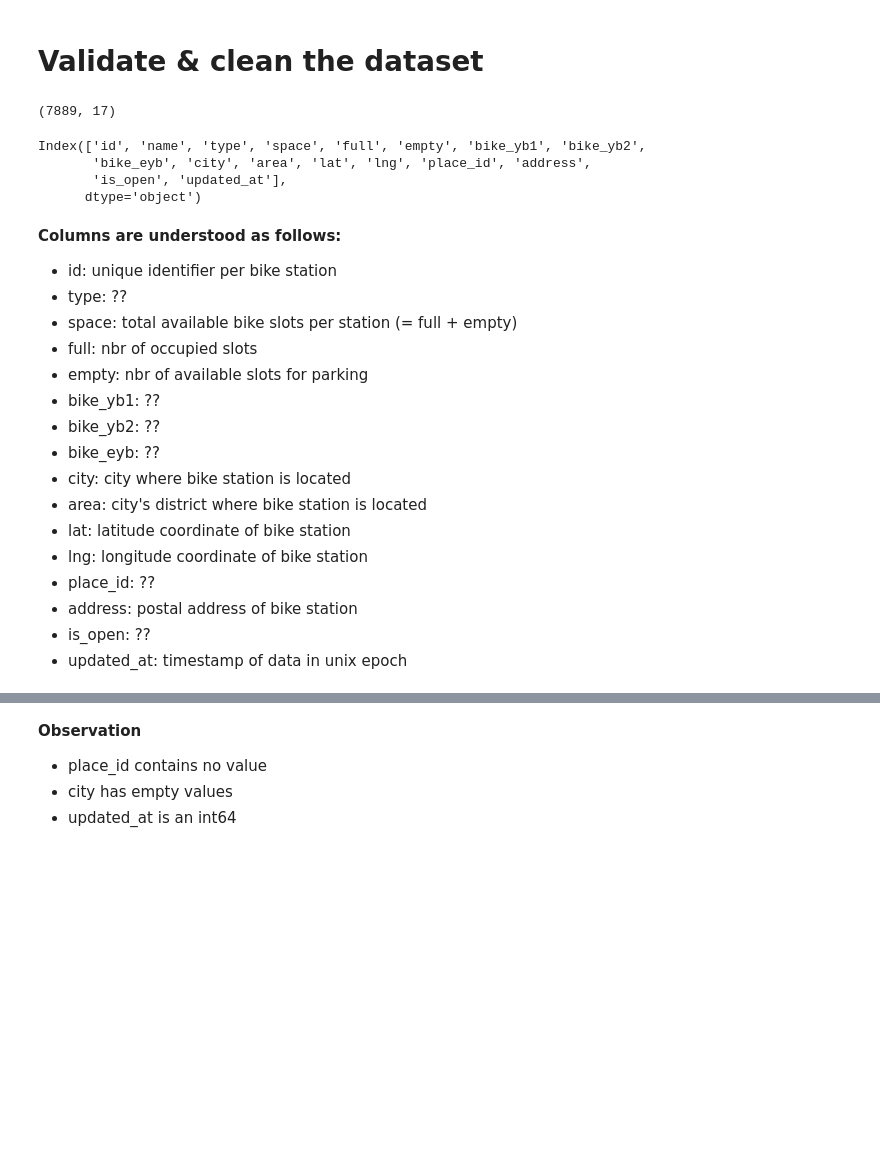
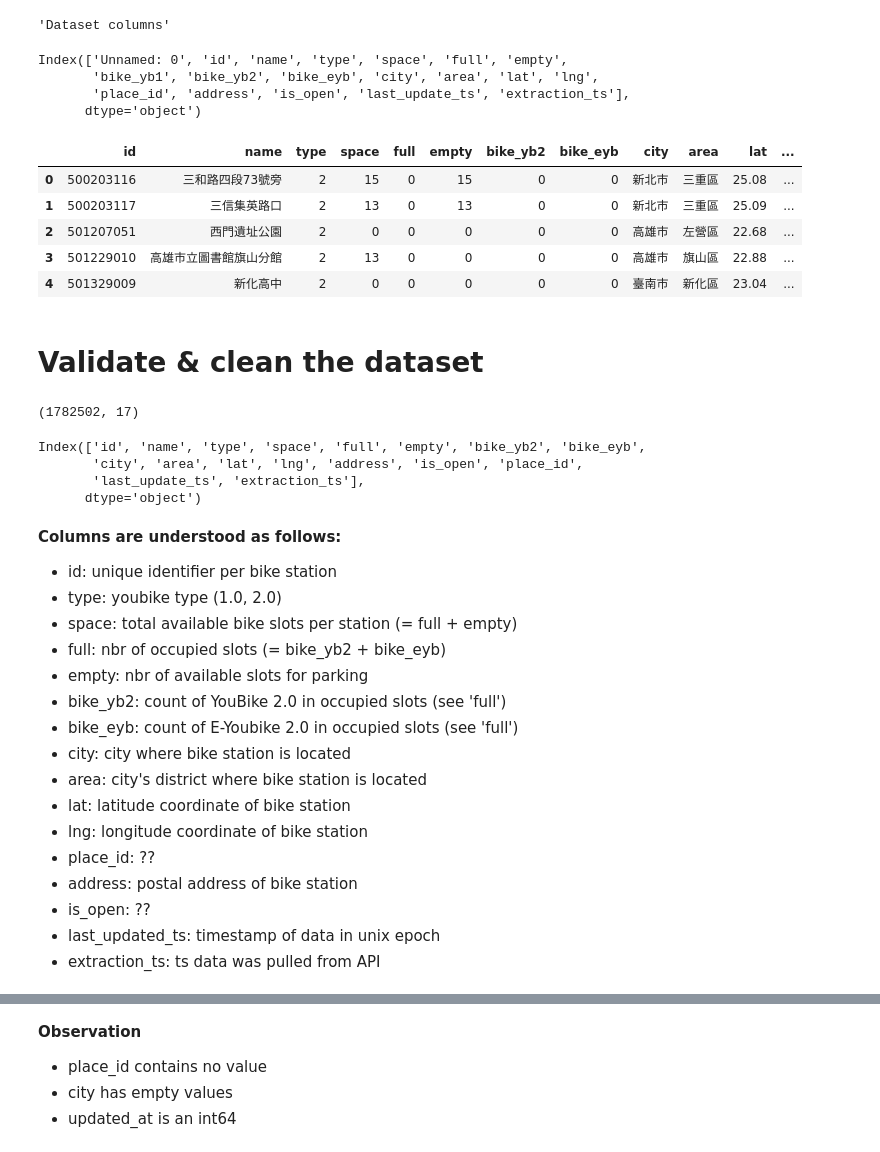
Before and after one commit to early-riser18/YouBikeML, a Jupyter notebook: eda/YouBike_EDA.ipynb, the cells around one changed output, grey strips where cells are left out. Cells and saved outputs as stored; diff of their text form; code cells hidden in the pictures; blank space fills up the shorter version.

```diff
--- a/eda/YouBike_EDA.ipynb
+++ b/eda/YouBike_EDA.ipynb
@@ -64,2 +83,25 @@ bikes_station_raw = pd.read_csv(last_data_path)
+# %%
+#Reload from checkpoint
+hist_df = pd.read_csv('./youbike_dock_info_history_2024-02-15_2024-02-21_raw.csv')
+# %%
+display("Dataset columns")
+hist_df.columns
+# %% [output]
+'Dataset columns'
+Index(['Unnamed: 0', 'id', 'name', 'type', 'space', 'full', 'empty',
+       'bike_yb1', 'bike_yb2', 'bike_eyb', 'city', 'area', 'lat', 'lng',
+       'place_id', 'address', 'is_open', 'last_update_ts', 'extraction_ts'],
+      dtype='object')
+# %%
+hist_df = hist_df[['id', 'name', 'type', 'space', 'full', 'empty', 'bike_yb2', 'bike_eyb', 'city', 'area',
+         'lat', 'lng', 'address', 'is_open', 'place_id', 'last_update_ts', 'extraction_ts']].reset_index(drop=True)
+hist_df.head(5)
+# %% [output]
+|  | id | name | type | space | full | empty | bike_yb2 | bike_eyb | city | area | lat | ... |
+| 0 | 500203116 | 三和路四段73號旁 | 2 | 15 | 0 | 15 | 0 | 0 | 新北市 | 三重區 | 25.08 | ... |
+| 1 | 500203117 | 三信集英路口 | 2 | 13 | 0 | 13 | 0 | 0 | 新北市 | 三重區 | 25.09 | ... |
+| 2 | 501207051 | 西門遺址公園 | 2 | 0 | 0 | 0 | 0 | 0 | 高雄市 | 左營區 | 22.68 | ... |
+| 3 | 501229010 | 高雄市立圖書館旗山分館 | 2 | 13 | 0 | 0 | 0 | 0 | 高雄市 | 旗山區 | 22.88 | ... |
+| 4 | 501329009 | 新化高中 | 2 | 0 | 0 | 0 | 0 | 0 | 臺南市 | 新化區 | 23.04 | ... |
 # %%
 # Analyze Raw data
@@ -69,27 +111,24 @@ main_df = bikes_station_raw.copy()
 # main_df = bikes_station_clean.copy()
 # %% [markdown]
 # Validate & clean the dataset
-# %%
-main_df.shape
-# %% [output]
-(7889, 17)
 # %%
+display(main_df.shape)
 main_df.columns
 # %% [output]
-Index(['id', 'name', 'type', 'space', 'full', 'empty', 'bike_yb1', 'bike_yb2',
-       'bike_eyb', 'city', 'area', 'lat', 'lng', 'place_id', 'address',
-       'is_open', 'updated_at'],
-      dtype='object')
+(1782502, 17)
+Index(['id', 'name', 'type', 'space', 'full', 'empty', 'bike_yb2', 'bike_eyb',
+       'city', 'area', 'lat', 'lng', 'address', 'is_open', 'place_id',
+       'last_update_ts', 'extraction_ts'],
+      dtype='object')
 # %% [markdown]
 **Columns are understood as follows:**
 - id: unique identifier per bike station
-- type: ??
+- type: youbike type (1.0, 2.0)
 - space: total available bike slots per station (= full + empty)
-- full: nbr of occupied slots
+- full: nbr of occupied slots (= bike_yb2 + bike_eyb)
 - empty: nbr of available slots for parking
-- bike_yb1: ??
-- bike_yb2: ??
-- bike_eyb: ??
+- bike_yb2: count of YouBike 2.0 in occupied slots (see 'full')
+- bike_eyb: count of E-Youbike 2.0 in occupied slots (see 'full')
 - city: city where bike station is located
 - area: city's district where bike station is located
 - lat: latitude coordinate of bike station
@@ -97,5 +136,6 @@ Index(['id', 'name', 'type', 'space', 'full', 'empty', 'bike_yb1', 'bike_yb2',
 - place_id: ??
 - address: postal address of bike station
 - is_open: ??
-- updated_at: timestamp of data in unix epoch
+- last_updated_ts: timestamp of data in unix epoch
+- extraction_ts: ts data was pulled from API
 # %% [markdown]
```
Also changed, not shown: parts of 57 cells of this notebook.
